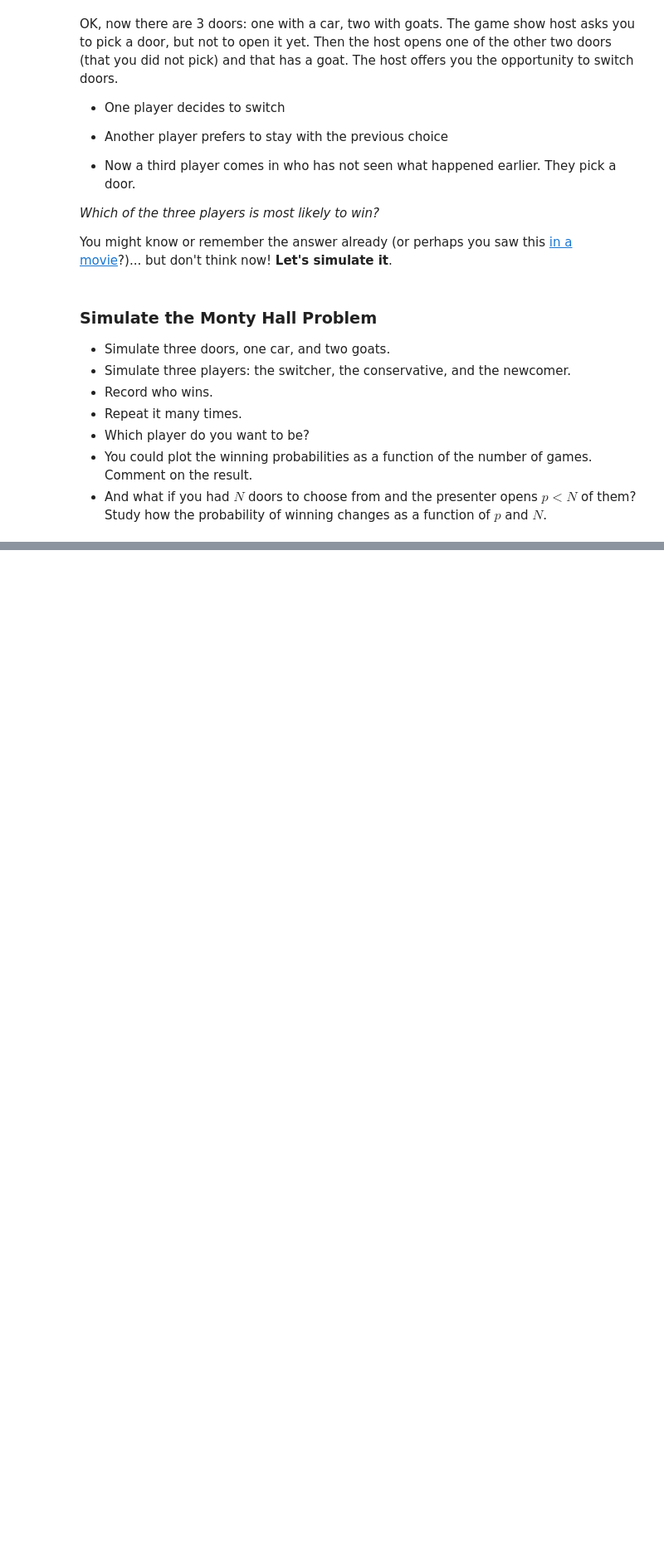
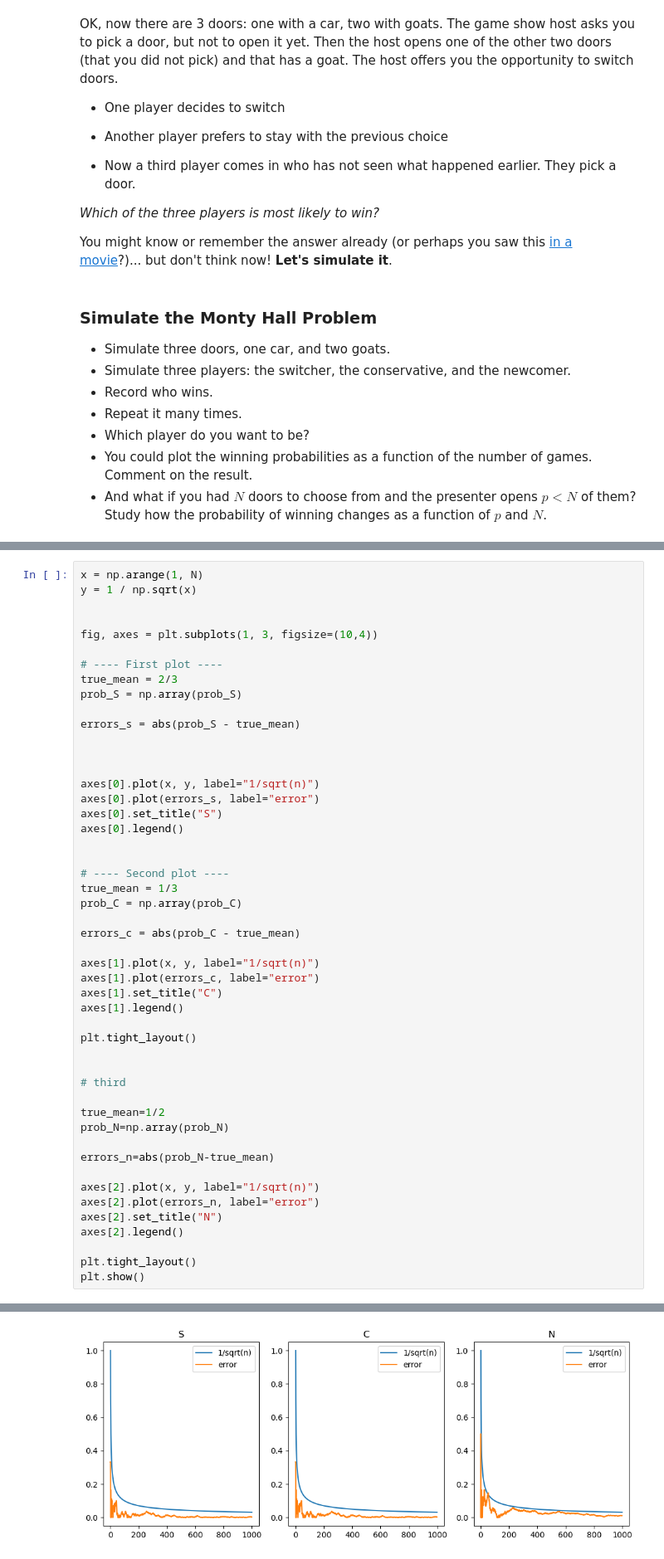
Before and after one commit to alessandrodipiano/machinelearning4physics_bicocca_2026, a Jupyter notebook: lectures/L01_probability.ipynb, the cells around one changed output, grey strips where cells are left out. Shown at 83% size. Saved outputs shown, nothing was run; the diff lists cells and outputs as text; blank space fills up the shorter version.

```diff
--- a/lectures/L01_probability.ipynb
+++ b/lectures/L01_probability.ipynb
@@ -671,0 +834,50 @@ You might know or remember the answer already (or perhaps you saw this [in a mov
+# %%
+x = np.arange(1, N)
+y = 1 / np.sqrt(x)
+
+
+fig, axes = plt.subplots(1, 3, figsize=(10,4))
+
+# ---- First plot ----
+true_mean = 2/3
+prob_S = np.array(prob_S)
+
+errors_s = abs(prob_S - true_mean)
+
+
+
+axes[0].plot(x, y, label="1/sqrt(n)")
+axes[0].plot(errors_s, label="error")
+axes[0].set_title("S")
+axes[0].legend()
+
+
+# ---- Second plot ----
+true_mean = 1/3
+prob_C = np.array(prob_C)
+
+errors_c = abs(prob_C - true_mean)
+
+axes[1].plot(x, y, label="1/sqrt(n)")
+axes[1].plot(errors_c, label="error")
+axes[1].set_title("C")
+axes[1].legend()
+
+plt.tight_layout()
+
+
+# third
+
+true_mean=1/2
+prob_N=np.array(prob_N)
+
+errors_n=abs(prob_N-true_mean)
+
+axes[2].plot(x, y, label="1/sqrt(n)")
+axes[2].plot(errors_n, label="error")
+axes[2].set_title("N")
+axes[2].legend()
+
+plt.tight_layout()
+plt.show()
+# %% [output]
@@ -671,0 +901 @@ You might know or remember the answer already (or perhaps you saw this [in a mov
+[figure, added]
```
Also changed, not shown: parts of 18 cells of this notebook.
